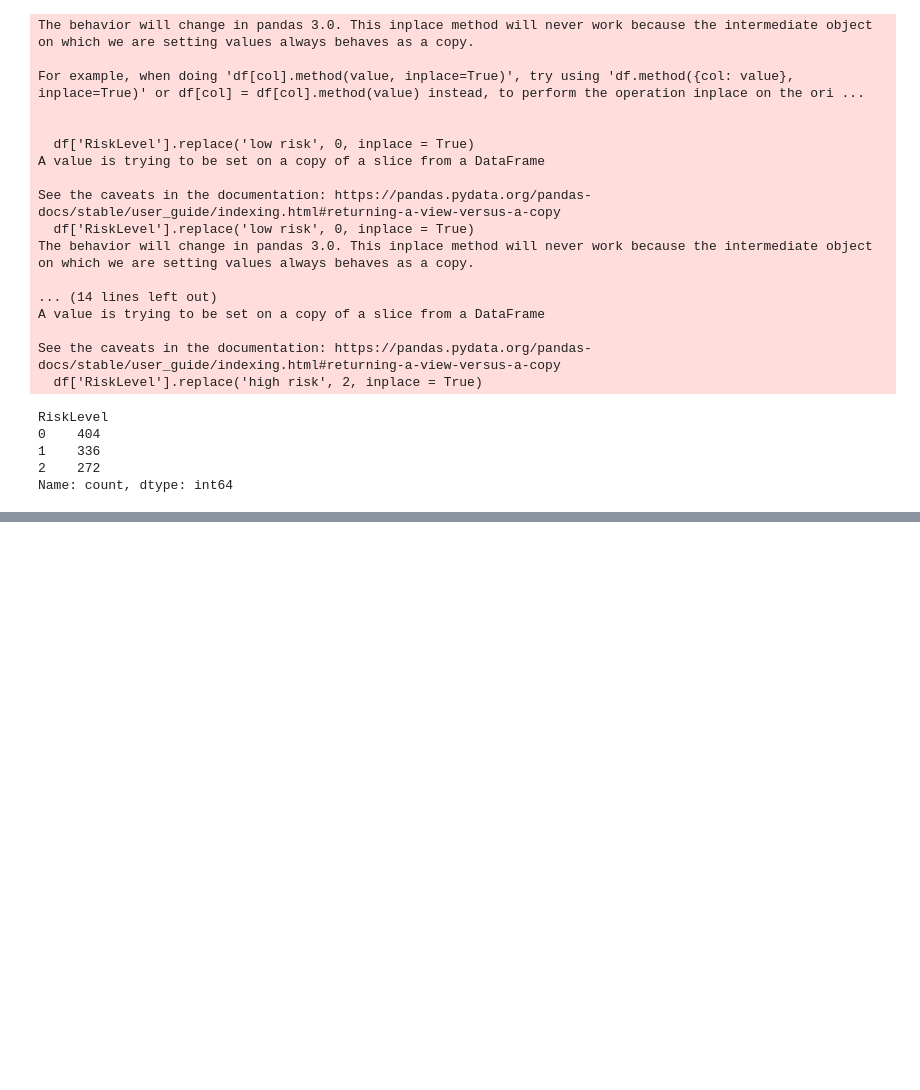
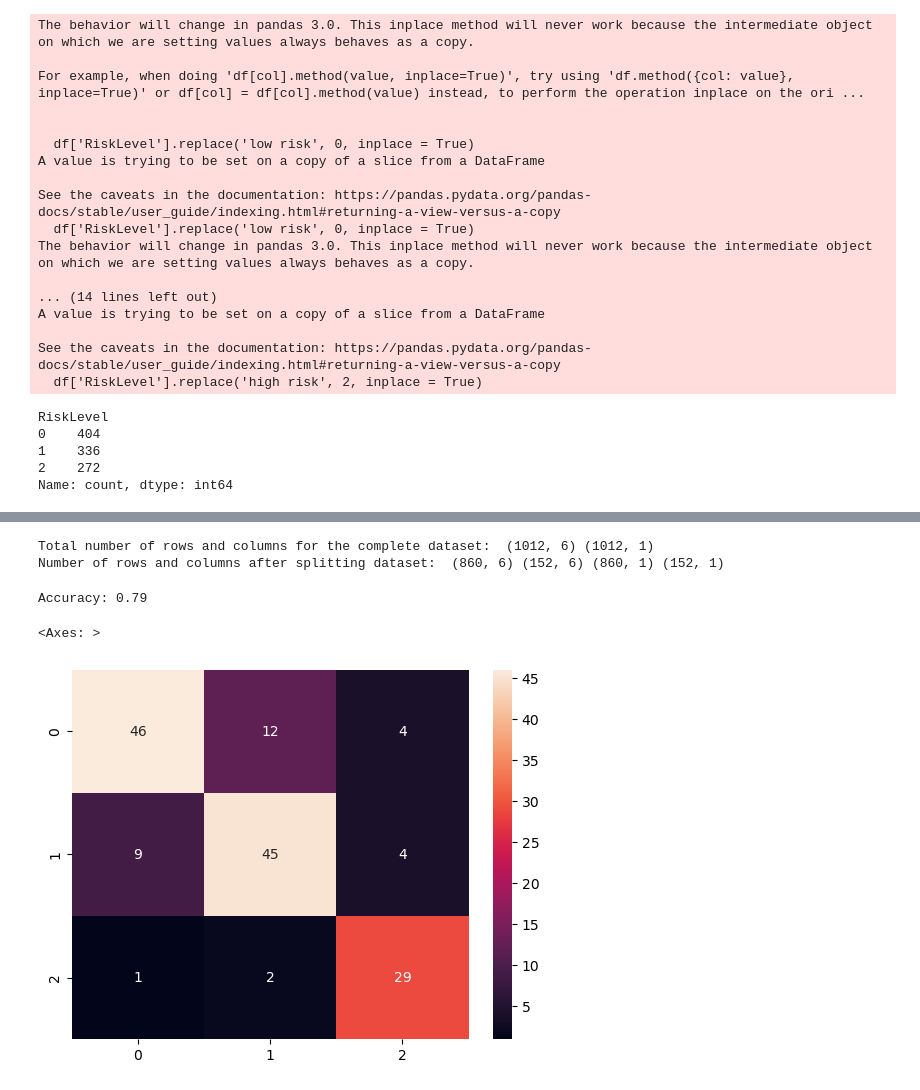
Before and after one commit to 2026365-EduardoFlach/Machine_Learning_CA1, a Jupyter notebook: Machine Learning_CA1.ipynb, the cells around one changed output, grey strips where cells are left out. Saved outputs shown, nothing was run; the diff lists cells and outputs as text; code cells hidden in the pictures; blank space fills up the shorter version.

```diff
--- a/Machine Learning_CA1.ipynb
+++ b/Machine Learning_CA1.ipynb
@@ -383,0 +415,3 @@ Name: count, dtype: int64
+# %%
+# Drop the label column (Last)
+df_new = df.drop(['RiskLevel'], axis = 1)
@@ -383,0 +433,62 @@ Name: count, dtype: int64
+# %%
+# Import train_test_split function
+from sklearn.model_selection import train_test_split
+
+# Split dataset into training set and test set
+X_train, X_test, y_train, y_test = train_test_split(X, y, test_size = 0.15, random_state = 42) # 80% training and 20% test
+# %%
+# Display the rows and columns (dimenions) of an unsplitted dataset
+print('Total number of rows and columns for the complete dataset: ', X.shape, y.shape)
+
+# Display the rows and columns (dimenions) of the splitted dataset
+print('Number of rows and columns after splitting dataset: ', X_train.shape, X_test.shape, y_train.shape, y_test.shape )
+# %% [output]
+Total number of rows and columns for the complete dataset:  (1012, 6) (1012, 1)
+Number of rows and columns after splitting dataset:  (860, 6) (152, 6) (860, 1) (152, 1)
+# %%
+# Feature Scaling to bring the variable in a single scale
+from sklearn.preprocessing import StandardScaler
+
+# Create an initialise an object sc by calling a method StandardScaler()
+sc = StandardScaler()
+
+# Train the model by calling a method fit_transform
+X_train = sc.fit_transform(X_train)
+
+# Store the transformed data into X_test
+X_test = sc.transform(X_test)
+# %%
+# Import knearest neighbors Classifier model
+from sklearn.neighbors import KNeighborsClassifier
+
+# Create KNN Classifier
+kNN = KNeighborsClassifier(n_neighbors = 1)
+
+# Train the model using the training sets
+kNN.fit(X_train, y_train)
+
+# Predict the response for test dataset
+y_pred = kNN.predict(X_test)
+# %%
+#Import scikit-learn metrics module for accuracy calculation
+from sklearn import metrics
+
+# Model Accuracy, how often is the classifier correct?
+print( "Accuracy: {:.2f}".format(metrics.accuracy_score(y_test, y_pred)) )
+# %% [output]
+Accuracy: 0.79
+# %%
+from sklearn.metrics import confusion_matrix
+import seaborn as sns
+
+# Call a method predict by using an object classifier 'cls_svm'
+y_predict = kNN.predict(X_test)
+
+# Calculate cm by calling a method named as 'confusion_matrix'
+cm = confusion_matrix(y_test, y_predict)
+
+# Call a method heatmap() to plot confusion matrix
+sns.heatmap(cm, annot = True)
+# %% [output]
+<Axes: >
+[figure, added]
```
Also changed, not shown: parts of 26 cells of this notebook.
